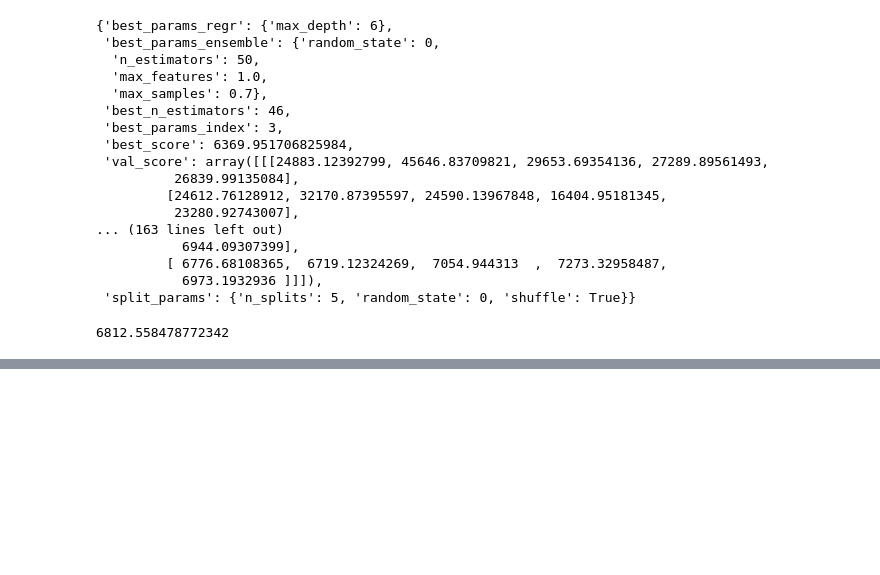
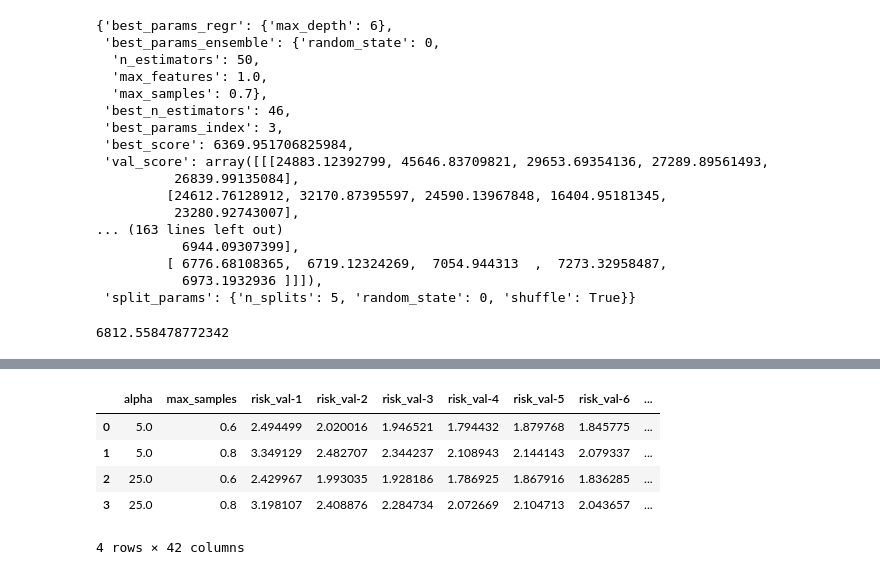
Before and after one commit to jaydu1/ensemble-cross-validation, a Jupyter notebook: demo.ipynb, the cells around one changed output, grey strips where cells are left out. Saved outputs shown, nothing was run; the diff lists cells and outputs as text; code cells hidden in the pictures; blank space fills up the shorter version.

```diff
--- a/demo.ipynb
+++ b/demo.ipynb
@@ -312,0 +405,19 @@ res_kfoldcv.iloc[info_ecv['best_params_index']]['risk_test-{}'.format(info_kfold
+# %%
+from sklearn_ensemble_cv import GCV
+
+grid_regr = {'alpha': np.array([0.01,0.05])*X_train.shape[0]}
+grid_ensemble = {'max_samples': [0.6,0.8]}
+
+res_cgcv, info_cgcv = GCV(
+        X_train, y_train, Ridge, grid_regr, grid_ensemble,
+        M=20, corrected=True, type='full', return_df=True, X_test=X_test, Y_test=y_test,
+        )
+# %%
+res_cgcv
+# %% [output]
+|  | alpha | max_samples | risk_val-1 | risk_val-2 | risk_val-3 | risk_val-4 | risk_val-5 | risk_val-6 | ... |
+| 0 | 5.0 | 0.6 | 2.494499 | 2.020016 | 1.946521 | 1.794432 | 1.879768 | 1.845775 | ... |
+| 1 | 5.0 | 0.8 | 3.349129 | 2.482707 | 2.344237 | 2.108943 | 2.144143 | 2.079337 | ... |
+| 2 | 25.0 | 0.6 | 2.429967 | 1.993035 | 1.928186 | 1.786925 | 1.867916 | 1.836285 | ... |
+| 3 | 25.0 | 0.8 | 3.198107 | 2.408876 | 2.284734 | 2.072669 | 2.104713 | 2.043657 | ... |
+4 rows × 42 columns
```
Also changed, not shown: parts of 14 cells of this notebook.
